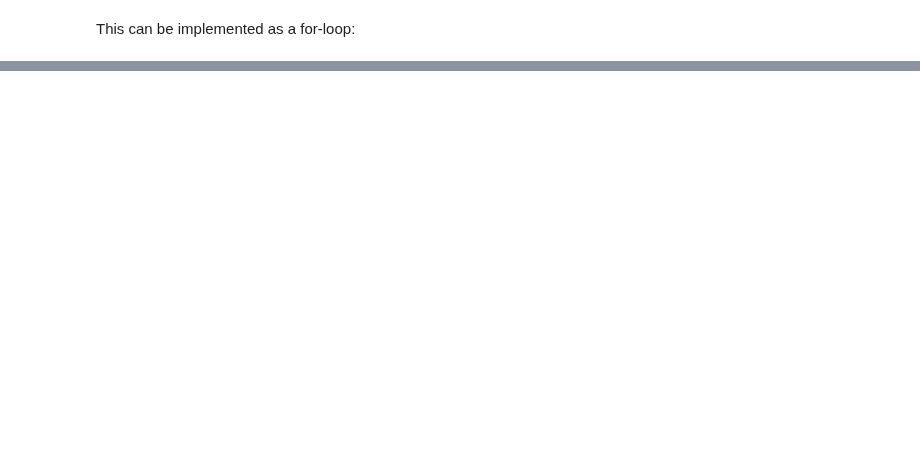
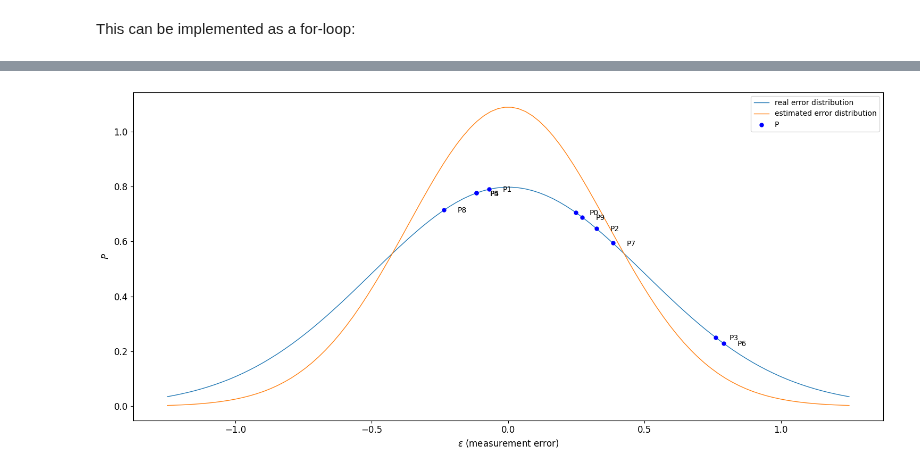
Before and after one commit to martinlarsalbert/VesselManoeuvringModels, a Jupyter notebook: docs/book/30.01_maximum_likelihood.ipynb, the cells around one changed output, grey strips where cells are left out. Cells and saved outputs as stored; diff of their text form; code cells hidden in the pictures; blank space fills up the shorter version.

```diff
--- a/docs/book/30.01_maximum_likelihood.ipynb
+++ b/docs/book/30.01_maximum_likelihood.ipynb
@@ -183,0 +235,23 @@ So this optimization estimated $\beta$
+# %%
+epsilons = np.linspace(-2.5*scale,2.5*scale,100)
+p = stats.norm.pdf(epsilons, loc=0, scale=scale)
+fig,ax=plt.subplots()
+ax.plot(epsilons,p, label='real error distribution');
+
+p_estimate = stats.norm.pdf(epsilons, loc=0, scale=scale_hat)
+ax.plot(epsilons,p_estimate, label='estimated error distribution');
+
+
+
+data['P'] = ϵ.pdf(data['ϵ'])
+
+data.plot(x='ϵ', y='P', ax=ax, style='bo')
+for index,row in data.iterrows():
+    ax.text(x=row['ϵ']+0.05, y=row['P']-0.01, s=f'P{index}')
+
+
+ax.set_xlabel(r'$\epsilon$ (measurement error)');
+ax.set_ylabel(r'$P$');
+ax.legend();
+# %% [output]
+[figure, added]
```
Also changed, not shown: parts of 24 cells of this notebook, 8 other files.
